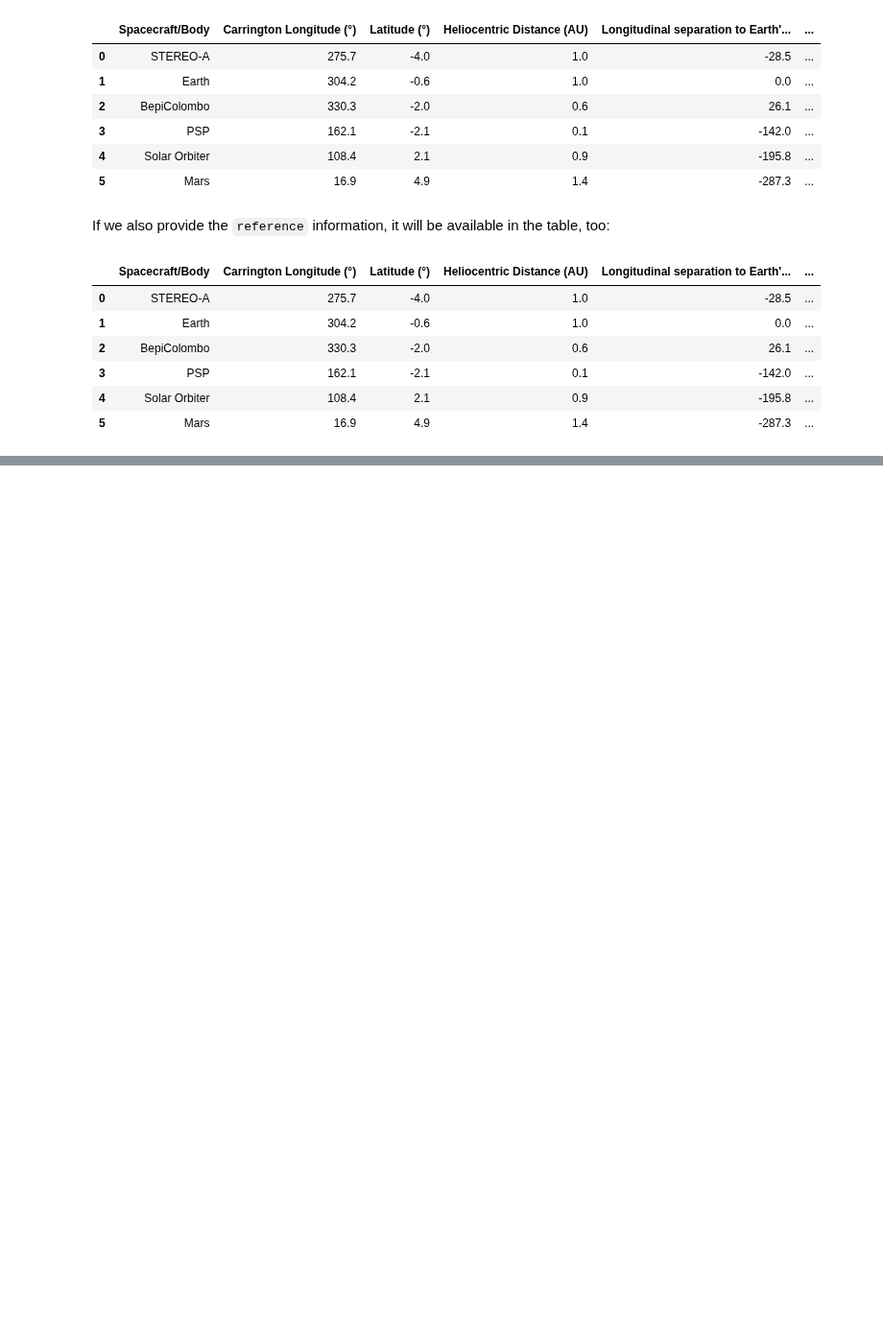
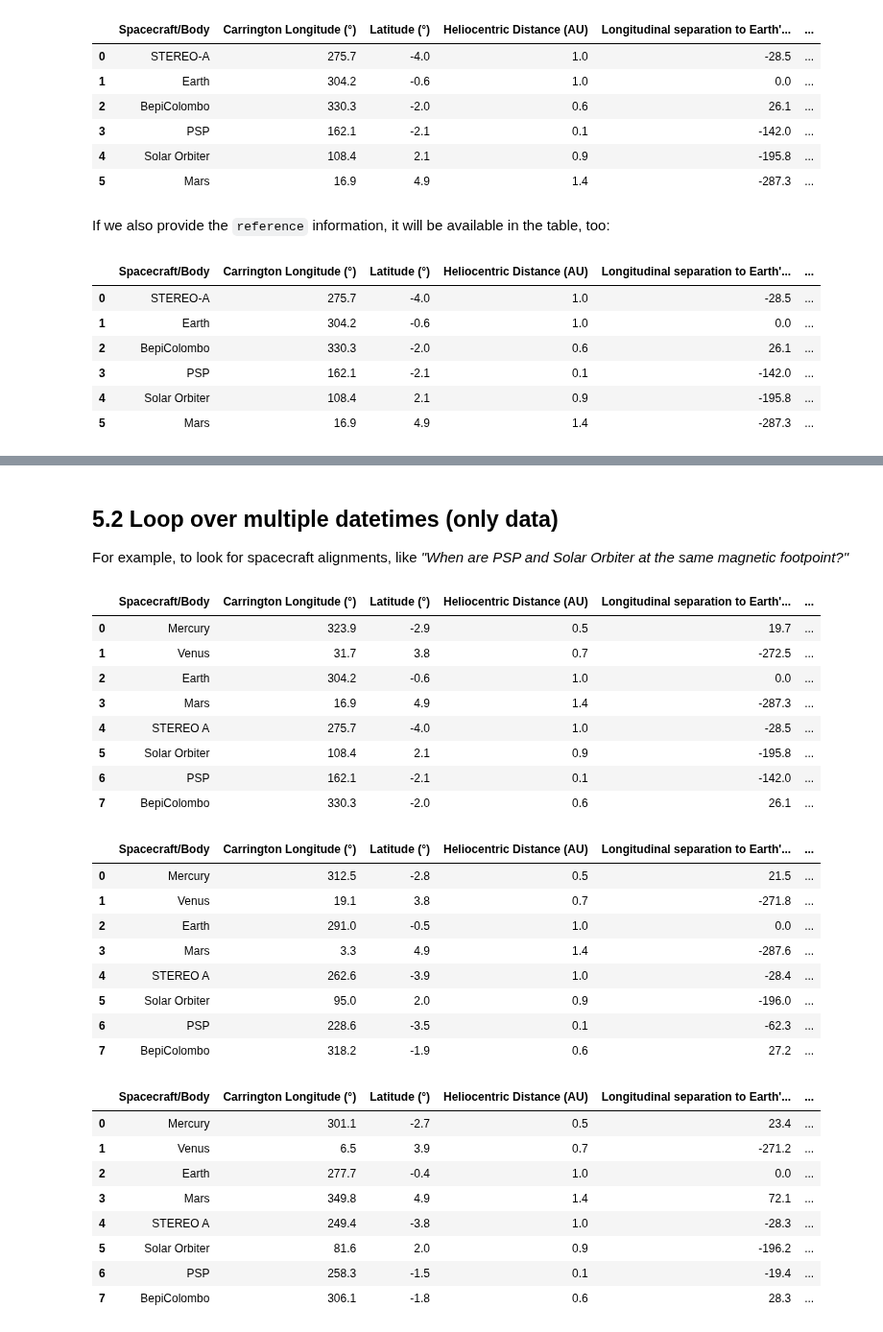
Before and after one commit to heliophysicsPy/summer-school, a Jupyter notebook: solarmach-tutorial/notebook.ipynb, the cells around one changed output, grey strips where cells are left out. Shown at 96% size. Cells and saved outputs as stored; diff of their text form; code cells hidden in the pictures; blank space fills up the shorter version.

Commit message:
Update solarmach notebook

```diff
--- a/solarmach-tutorial/notebook.ipynb
+++ b/solarmach-tutorial/notebook.ipynb
@@ -206,0 +217,70 @@ display(df)
+# %%
+body_list = ['Mercury', 'Venus', 'Earth', 'Mars', 'STEREO A', 'STEREO B', 'Solar Orbiter', 'PSP', 'BepiColombo']
+vsw_list = len(body_list) * [350]                # position-sensitive solar wind speed per body in body_list
+plot_spirals = True                              # plot Parker spirals for each body
+plot_sun_body_line = False                       # plot straight line between Sun and body
+show_earth_centered_coord = True                 # display Earth-aligned coordinate system
+transparent = False                              # make output figure background transparent
+numbered_markers = True                          # plot each body with a numbered marker
+
+for i in range(1,31,1):
+    date = f'2022-6-{i} 12:00:00'
+    filename = f'Solar-MACH_{date.replace(" ", "_")}.png'  # define filename of output figure
+
+    sm5 = SolarMACH(date, body_list, vsw_list)
+    sm5.plot(plot_spirals=plot_spirals,
+             plot_sun_body_line=plot_sun_body_line,
+             show_earth_centered_coord=show_earth_centered_coord,
+             transparent=transparent,
+             numbered_markers=numbered_markers,
+             outfile=filename
+             )
+# %% [markdown]
+## 5.2 Loop over multiple datetimes (only data)
+
+For example, to look for spacecraft alignments, like *"When are PSP and Solar Orbiter at the same magnetic footpoint?"*
+# %%
+body_list = ['Mercury', 'Venus', 'Earth', 'Mars', 'STEREO A', 'Solar Orbiter', 'PSP', 'BepiColombo']
+vsw_list = len(body_list) * [350]                # position-sensitive solar wind speed per body in body_list
+
+df = []
+dates = []
+for i in range(1,31,1):
+    date = f'2022-6-{i} 12:00:00'
+    filename = f'Solar-MACH_{date.replace(" ", "_")}.png'  # define filename of output figure
+
+    sm6 = SolarMACH(date, body_list, vsw_list)
+    df = df + [sm6.coord_table]
+    dates = dates + [date]
+# %%
+display(df[0])
+display(df[1])
+display(df[2])
+# %% [output]
+|  | Spacecraft/Body | Carrington Longitude (°) | Latitude (°) | Heliocentric Distance (AU) | Longitudinal separation to Earth'... | ... |
+| 0 | Mercury | 323.9 | -2.9 | 0.5 | 19.7 | ... |
+| 1 | Venus | 31.7 | 3.8 | 0.7 | -272.5 | ... |
+| 2 | Earth | 304.2 | -0.6 | 1.0 | 0.0 | ... |
+| 3 | Mars | 16.9 | 4.9 | 1.4 | -287.3 | ... |
+| 4 | STEREO A | 275.7 | -4.0 | 1.0 | -28.5 | ... |
+| 5 | Solar Orbiter | 108.4 | 2.1 | 0.9 | -195.8 | ... |
+| 6 | PSP | 162.1 | -2.1 | 0.1 | -142.0 | ... |
+| 7 | BepiColombo | 330.3 | -2.0 | 0.6 | 26.1 | ... |
+|  | Spacecraft/Body | Carrington Longitude (°) | Latitude (°) | Heliocentric Distance (AU) | Longitudinal separation to Earth'... | ... |
+| 0 | Mercury | 312.5 | -2.8 | 0.5 | 21.5 | ... |
+| 1 | Venus | 19.1 | 3.8 | 0.7 | -271.8 | ... |
+| 2 | Earth | 291.0 | -0.5 | 1.0 | 0.0 | ... |
+| 3 | Mars | 3.3 | 4.9 | 1.4 | -287.6 | ... |
+| 4 | STEREO A | 262.6 | -3.9 | 1.0 | -28.4 | ... |
+| 5 | Solar Orbiter | 95.0 | 2.0 | 0.9 | -196.0 | ... |
+| 6 | PSP | 228.6 | -3.5 | 0.1 | -62.3 | ... |
+| 7 | BepiColombo | 318.2 | -1.9 | 0.6 | 27.2 | ... |
+|  | Spacecraft/Body | Carrington Longitude (°) | Latitude (°) | Heliocentric Distance (AU) | Longitudinal separation to Earth'... | ... |
+| 0 | Mercury | 301.1 | -2.7 | 0.5 | 23.4 | ... |
+| 1 | Venus | 6.5 | 3.9 | 0.7 | -271.2 | ... |
+| 2 | Earth | 277.7 | -0.4 | 1.0 | 0.0 | ... |
+| 3 | Mars | 349.8 | 4.9 | 1.4 | 72.1 | ... |
+| 4 | STEREO A | 249.4 | -3.8 | 1.0 | -28.3 | ... |
+| 5 | Solar Orbiter | 81.6 | 2.0 | 0.9 | -196.2 | ... |
+| 6 | PSP | 258.3 | -1.5 | 0.1 | -19.4 | ... |
+| 7 | BepiColombo | 306.1 | -1.8 | 0.6 | 28.3 | ... |
```
Also changed, not shown: parts of 4 cells of this notebook.
